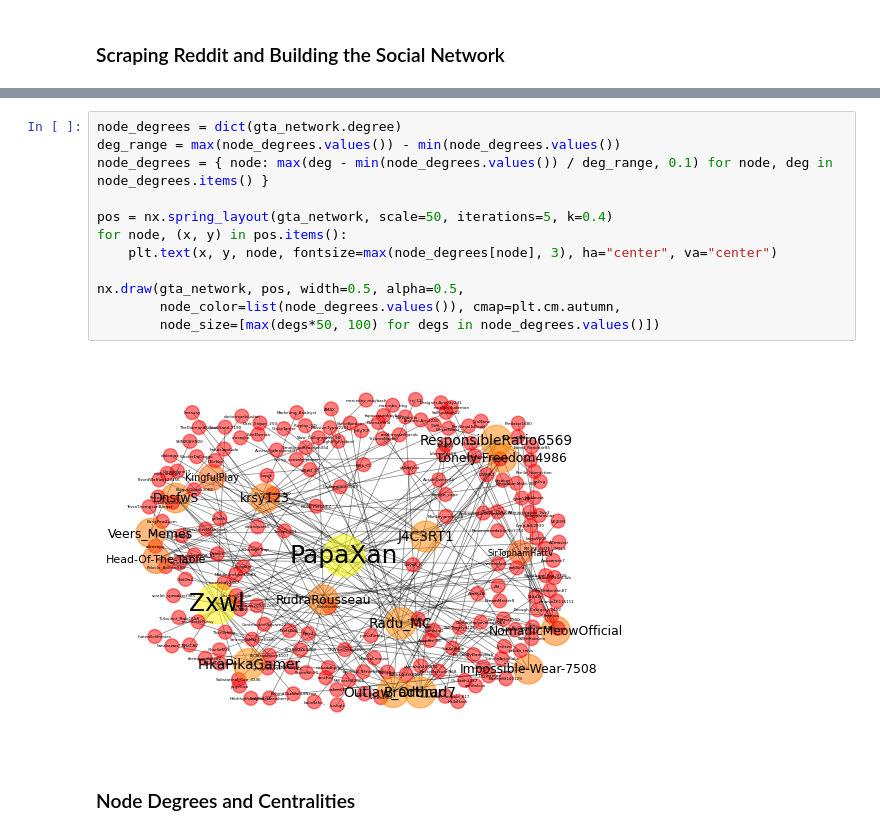
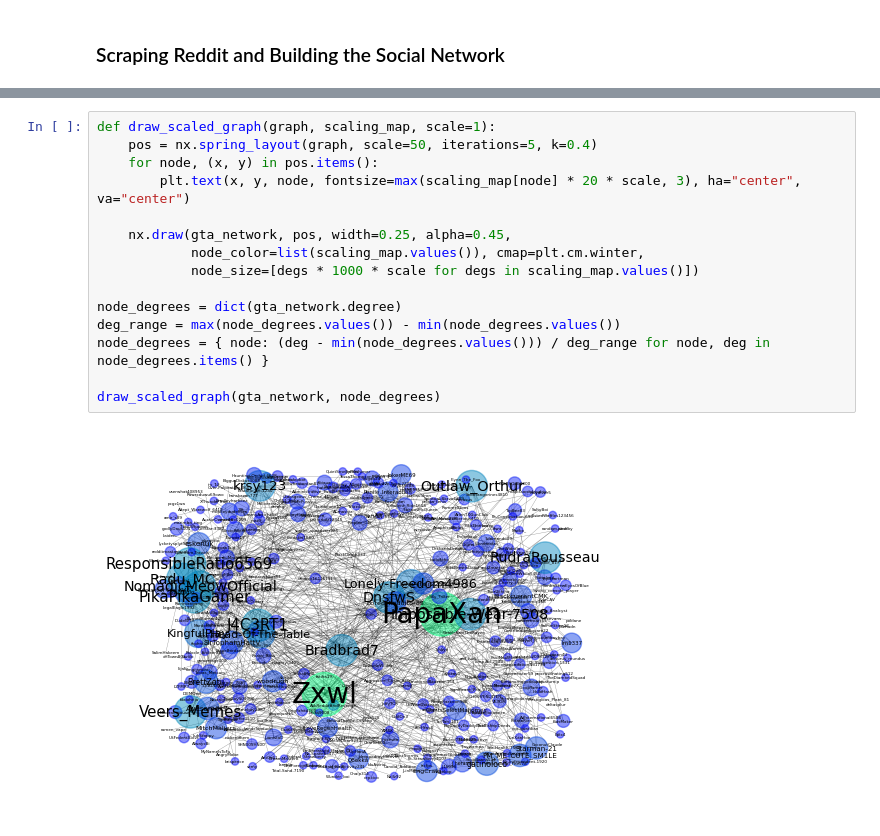
Before and after one commit to LaplaceXD/Linear_Algebra_CS3101N, a Jupyter notebook: Assignments/Spectral_Theory.ipynb, the cells around one changed output, grey strips where cells are left out. Drawn from its saved outputs; the diff is of its cells as text.

```diff
--- a/Assignments/Spectral_Theory.ipynb
+++ b/Assignments/Spectral_Theory.ipynb
@@ -271,16 +316,17 @@ Global Coefficient  : 0
 # %%
+def draw_scaled_graph(graph, scaling_map, scale=1):
+    pos = nx.spring_layout(graph, scale=50, iterations=5, k=0.4)
+    for node, (x, y) in pos.items():
+        plt.text(x, y, node, fontsize=max(scaling_map[node] * 20 * scale, 3), ha="center", va="center")
+
+    nx.draw(gta_network, pos, width=0.25, alpha=0.45,
+            node_color=list(scaling_map.values()), cmap=plt.cm.winter,
+            node_size=[degs * 1000 * scale for degs in scaling_map.values()])
+
 node_degrees = dict(gta_network.degree)
 deg_range = max(node_degrees.values()) - min(node_degrees.values())
-node_degrees = { node: max(deg - min(node_degrees.values()) / deg_range, 0.1) for node, deg in node_degrees.items() }
+node_degrees = { node: (deg - min(node_degrees.values())) / deg_range for node, deg in node_degrees.items() }
 
-pos = nx.spring_layout(gta_network, scale=50, iterations=5, k=0.4)
-for node, (x, y) in pos.items():
-    plt.text(x, y, node, fontsize=max(node_degrees[node], 3), ha="center", va="center")
-
-nx.draw(gta_network, pos, width=0.5, alpha=0.5,
-        node_color=list(node_degrees.values()), cmap=plt.cm.autumn,
-        node_size=[max(degs*50, 100) for degs in node_degrees.values()])
+draw_scaled_graph(gta_network, node_degrees)
 # %% [output]
-[figure, old version]
+[figure, new version]
-# %% [markdown]
-### Node Degrees and Centralities
```
Also changed, not shown: parts of 18 cells of this notebook.
